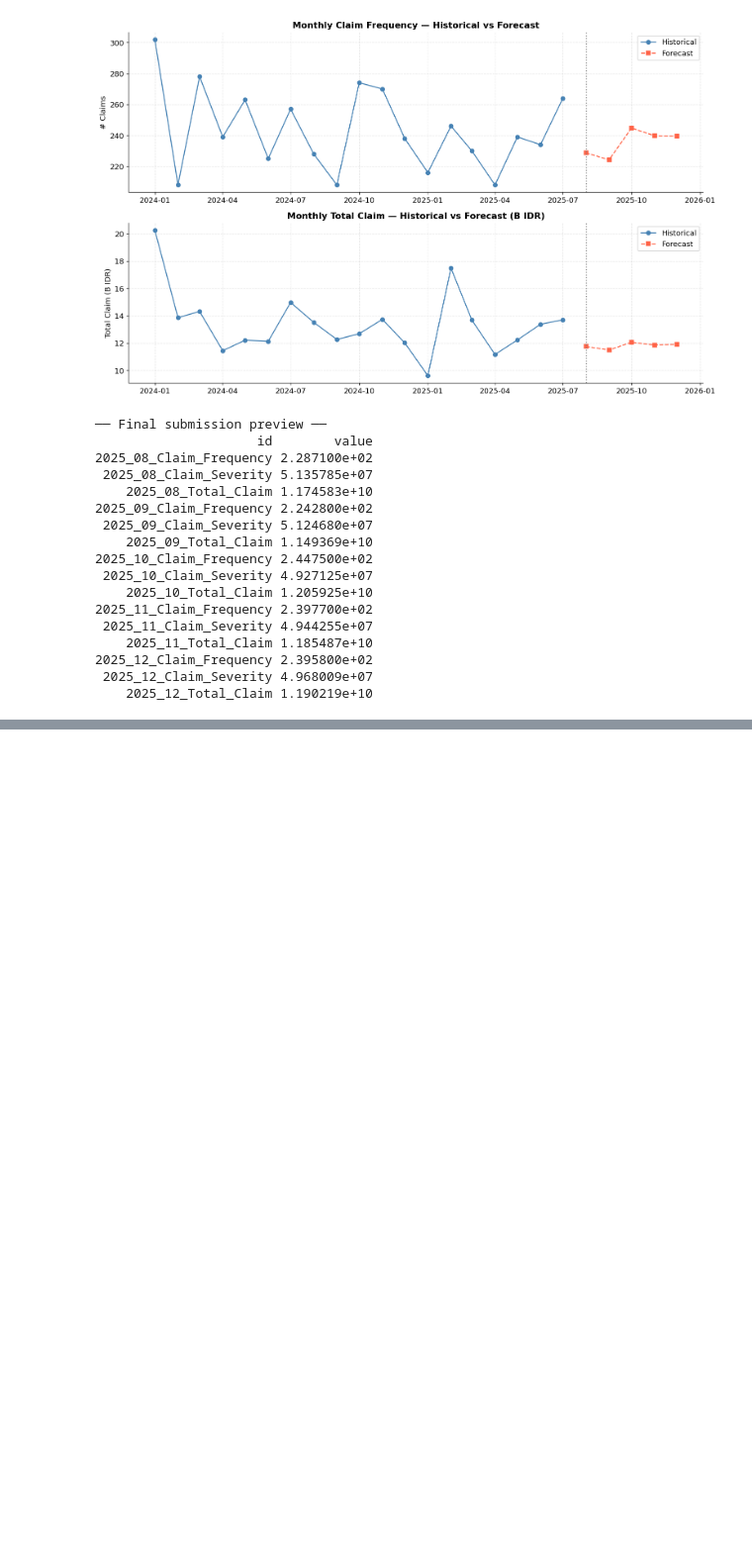
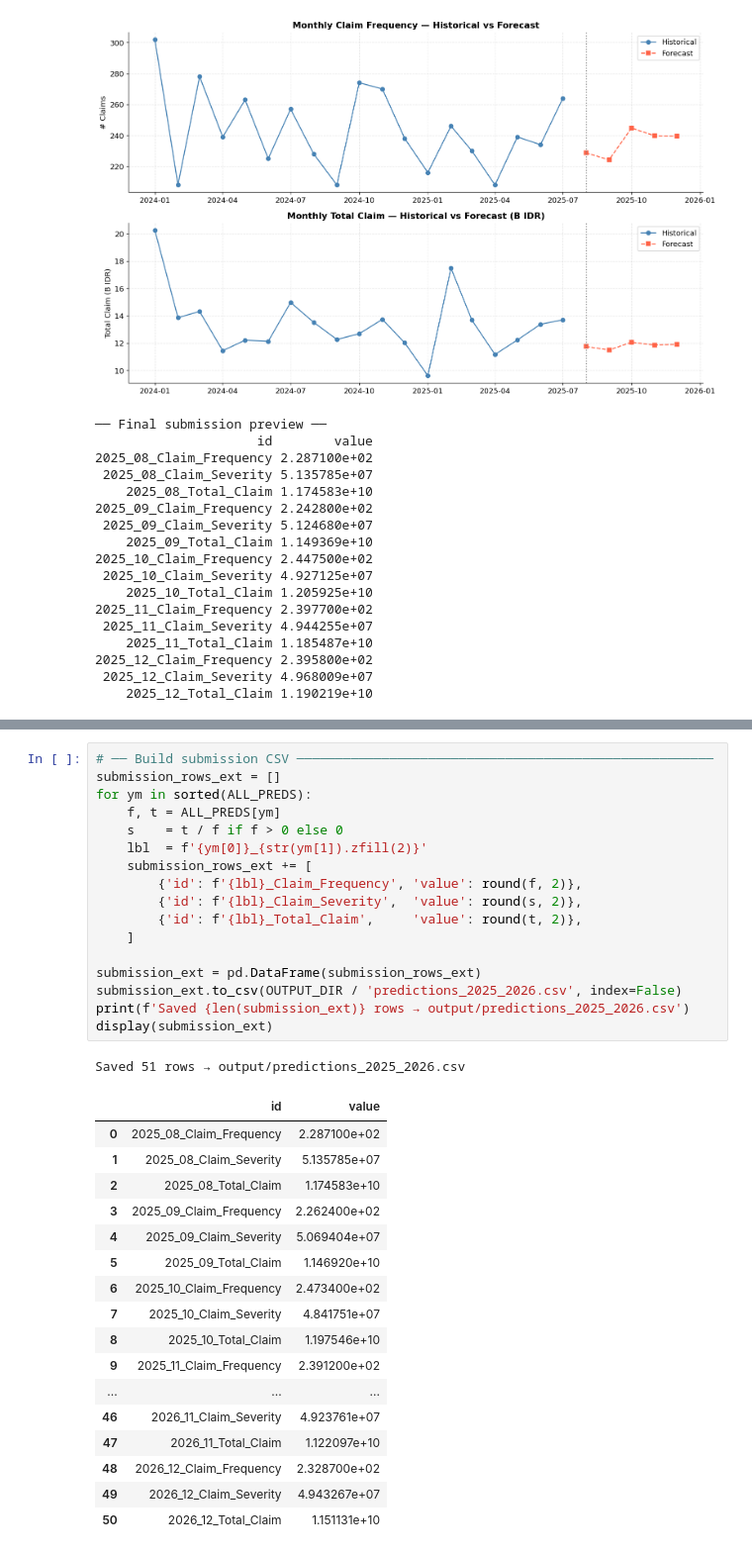
Before and after one commit to RobbenWijanathan/mcfitb-dsc-2026, a Jupyter notebook: 26040079_DSC_Notebook_hmm_ywd_gas.ipynb, the cells around one changed output, grey strips where cells are left out. Shown at 99% size. Saved outputs shown, nothing was run; the diff lists cells and outputs as text; blank space fills up the shorter version.

```diff
--- a/26040079_DSC_Notebook_hmm_ywd_gas.ipynb
+++ b/26040079_DSC_Notebook_hmm_ywd_gas.ipynb
@@ -2292,0 +2339,36 @@ print(submission.to_string(index=False))
+# %%
+# ── Build submission CSV ──────────────────────────────────────────────────────
+submission_rows_ext = []
+for ym in sorted(ALL_PREDS):
+    f, t = ALL_PREDS[ym]
+    s    = t / f if f > 0 else 0
+    lbl  = f'{ym[0]}_{str(ym[1]).zfill(2)}'
+    submission_rows_ext += [
+        {'id': f'{lbl}_Claim_Frequency', 'value': round(f, 2)},
+        {'id': f'{lbl}_Claim_Severity',  'value': round(s, 2)},
+        {'id': f'{lbl}_Total_Claim',     'value': round(t, 2)},
+    ]
+
+submission_ext = pd.DataFrame(submission_rows_ext)
+submission_ext.to_csv(OUTPUT_DIR / 'predictions_2025_2026.csv', index=False)
+print(f'Saved {len(submission_ext)} rows → output/predictions_2025_2026.csv')
+display(submission_ext)
+# %% [output]
+Saved 51 rows → output/predictions_2025_2026.csv
+|  | id | value |
+| 0 | 2025_08_Claim_Frequency | 2.287100e+02 |
+| 1 | 2025_08_Claim_Severity | 5.135785e+07 |
+| 2 | 2025_08_Total_Claim | 1.174583e+10 |
+| 3 | 2025_09_Claim_Frequency | 2.262400e+02 |
+| 4 | 2025_09_Claim_Severity | 5.069404e+07 |
+| 5 | 2025_09_Total_Claim | 1.146920e+10 |
+| 6 | 2025_10_Claim_Frequency | 2.473400e+02 |
+| 7 | 2025_10_Claim_Severity | 4.841751e+07 |
+| 8 | 2025_10_Total_Claim | 1.197546e+10 |
+| 9 | 2025_11_Claim_Frequency | 2.391200e+02 |
+| ... | ... | ... |
+| 46 | 2026_11_Claim_Severity | 4.923761e+07 |
+| 47 | 2026_11_Total_Claim | 1.122097e+10 |
+| 48 | 2026_12_Claim_Frequency | 2.328700e+02 |
+| 49 | 2026_12_Claim_Severity | 4.943267e+07 |
+| 50 | 2026_12_Total_Claim | 1.151131e+10 |
```
Also changed, not shown: parts of 7 cells of this notebook, 3 other files.
